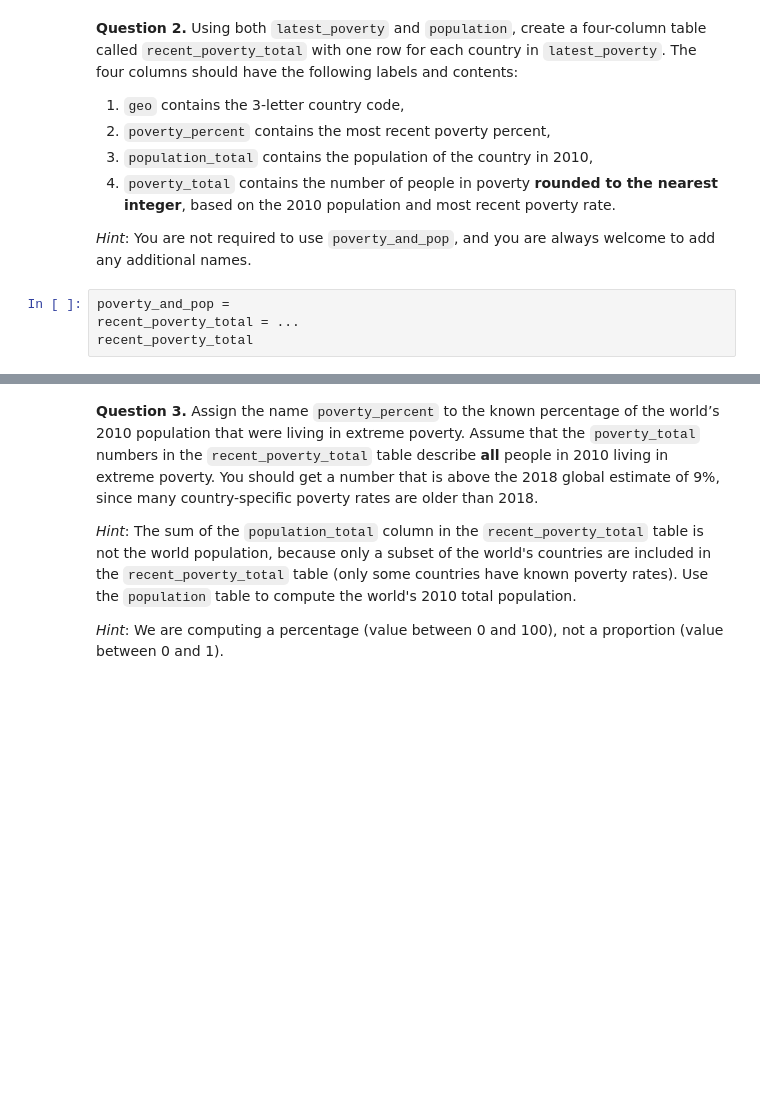
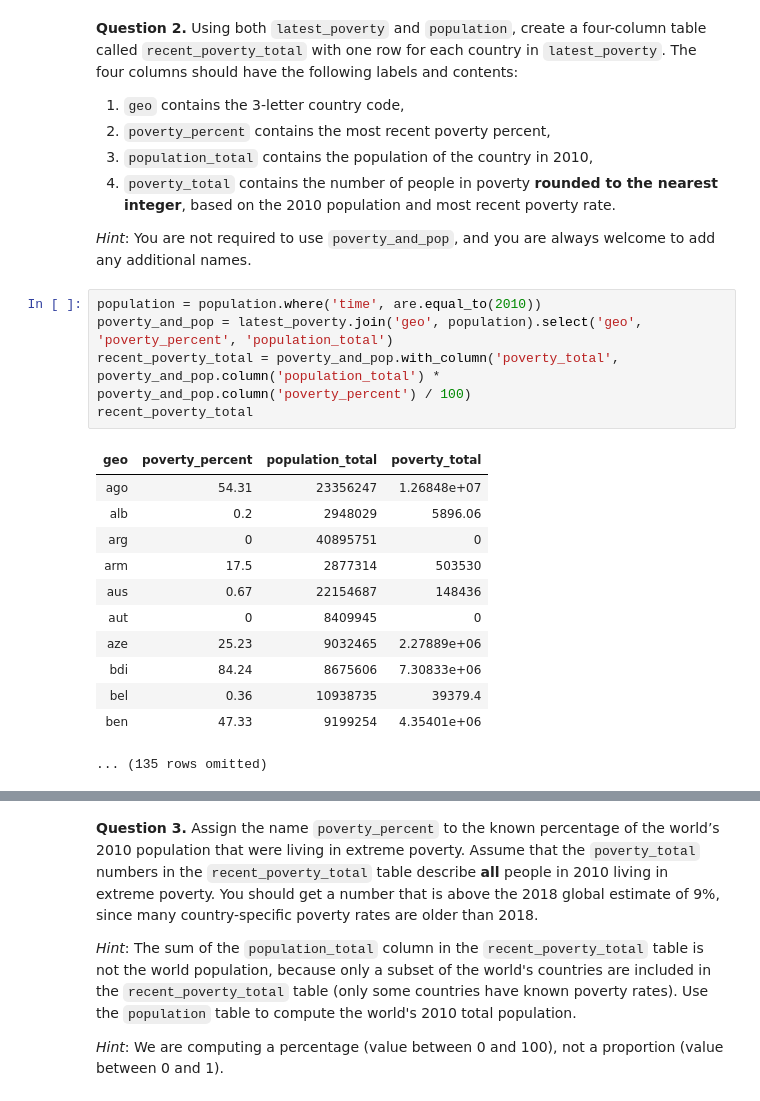
Before and after one commit to Ilawrenc08/Intro-to-Data-Analytics, a Jupyter notebook: Project 1/project1.ipynb, the cells around one changed output, grey strips where cells are left out. Drawn from its saved outputs; the diff is of its cells as text; blank space fills up the shorter version.

```diff
--- a/Project 1/project1.ipynb
+++ b/Project 1/project1.ipynb
@@ -631,9 +631,23 @@ q2_1 results: All test cases passed!
 1. `poverty_total` contains the number of people in poverty **rounded to the nearest integer**, based on the 2010 population and most recent poverty rate.
 
 *Hint*: You are not required to use `poverty_and_pop`, and you are always welcome to add any additional names.
-# %%
-poverty_and_pop =
-recent_poverty_total = ...
-recent_poverty_total
+# %%
+population = population.where('time', are.equal_to(2010))
+poverty_and_pop = latest_poverty.join('geo', population).select('geo', 'poverty_percent', 'population_total')
+recent_poverty_total = poverty_and_pop.with_column('poverty_total', poverty_and_pop.column('population_total') * poverty_and_pop.column('poverty_percent') / 100)
+recent_poverty_total
+# %% [output]
+| geo | poverty_percent | population_total | poverty_total |
+| ago | 54.31 | 23356247 | 1.26848e+07 |
+| alb | 0.2 | 2948029 | 5896.06 |
+| arg | 0 | 40895751 | 0 |
+| arm | 17.5 | 2877314 | 503530 |
+| aus | 0.67 | 22154687 | 148436 |
+| aut | 0 | 8409945 | 0 |
+| aze | 25.23 | 9032465 | 2.27889e+06 |
+| bdi | 84.24 | 8675606 | 7.30833e+06 |
+| bel | 0.36 | 10938735 | 39379.4 |
+| ben | 47.33 | 9199254 | 4.35401e+06 |
+... (135 rows omitted)
 # %%
 grader.check("q2_2")
```
Also changed, not shown: parts of 18 cells of this notebook, 1 other file.
